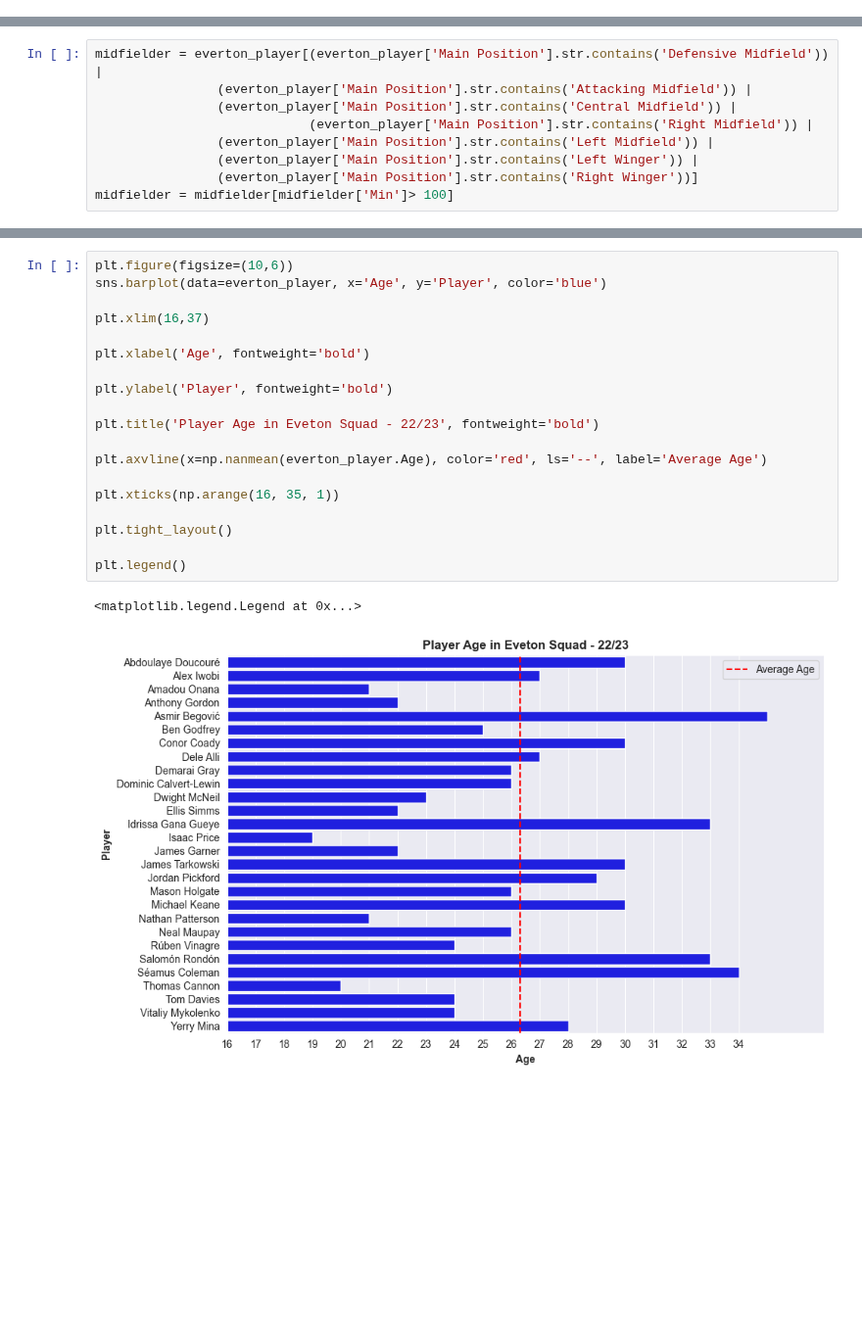
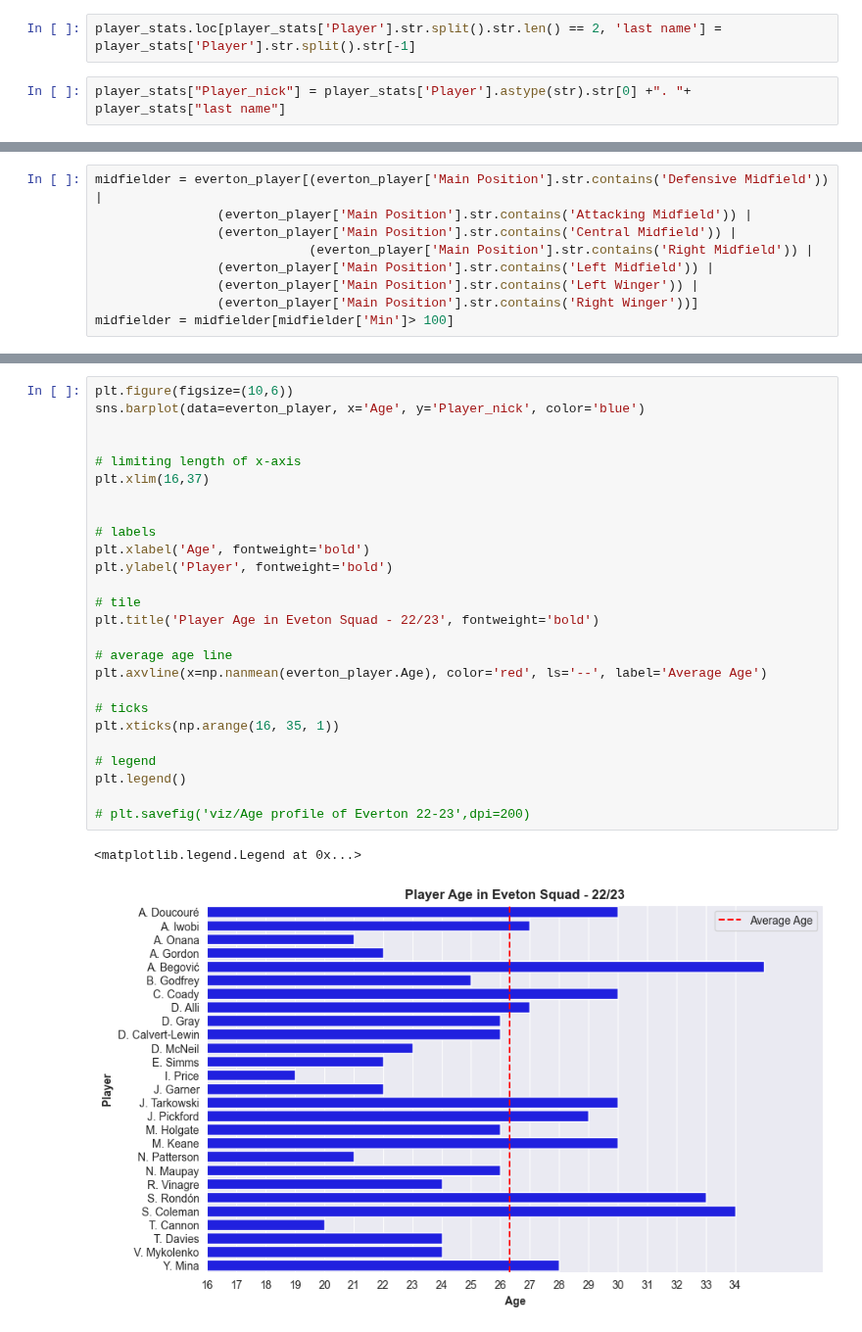
Before and after one commit to AugustSteff/Data-Analysis-in-football, a Jupyter notebook: Premier_League_22-23/Evertons Season/2223.ipynb, the cells around one changed output, grey strips where cells are left out. Shown at 98% size. Cells and saved outputs as stored; diff of their text form; blank space fills up the shorter version.

```diff
--- a/Premier_League_22-23/Evertons Season/2223.ipynb
+++ b/Premier_League_22-23/Evertons Season/2223.ipynb
@@ -238,6 +234,10 @@ plt.tight_layout()
 path2 = 'C:\\Users\\Gusse\\OneDrive\\Dokumenter\\Python\\Football\\'
 # %%
 player_stats = pd.read_csv(f'{path2}Final FBRef 2022-2023.csv')
+# %%
+player_stats.loc[player_stats['Player'].str.split().str.len() == 2, 'last name'] = player_stats['Player'].str.split().str[-1]
+# %%
+player_stats["Player_nick"] = player_stats['Player'].astype(str).str[0] +". "+ player_stats["last name"]
 # %%
 player_stats.info()
 # %% [output]
@@ -309,22 +299,29 @@ Text(0.5, 1.0, 'Progressive Actions by Everton Midfielders')
 # %%
 plt.figure(figsize=(10,6))
-sns.barplot(data=everton_player, x='Age', y='Player', color='blue')
+sns.barplot(data=everton_player, x='Age', y='Player_nick', color='blue')
 
+
+# limiting length of x-axis
 plt.xlim(16,37)
 
+
+# labels
 plt.xlabel('Age', fontweight='bold')
-
 plt.ylabel('Player', fontweight='bold')
 
+# tile
 plt.title('Player Age in Eveton Squad - 22/23', fontweight='bold')
 
+# average age line
 plt.axvline(x=np.nanmean(everton_player.Age), color='red', ls='--', label='Average Age')
 
+# ticks
 plt.xticks(np.arange(16, 35, 1))
 
-plt.tight_layout()
+# legend
+plt.legend()
 
-plt.legend()
+# plt.savefig('viz/Age profile of Everton 22-23',dpi=200)
 # %% [output]
 <matplotlib.legend.Legend at 0x...>
-[figure, old version]
+[figure, new version]
```
Also changed, not shown: parts of 11 cells of this notebook, 1 other file.
